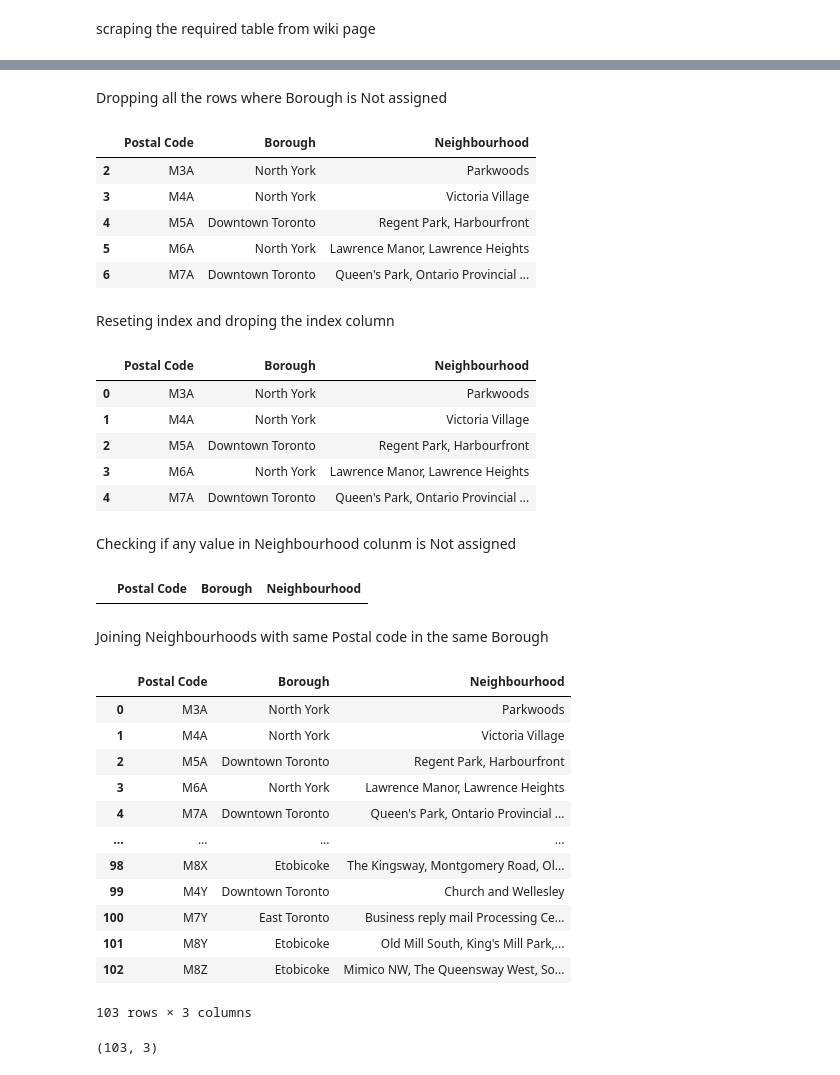
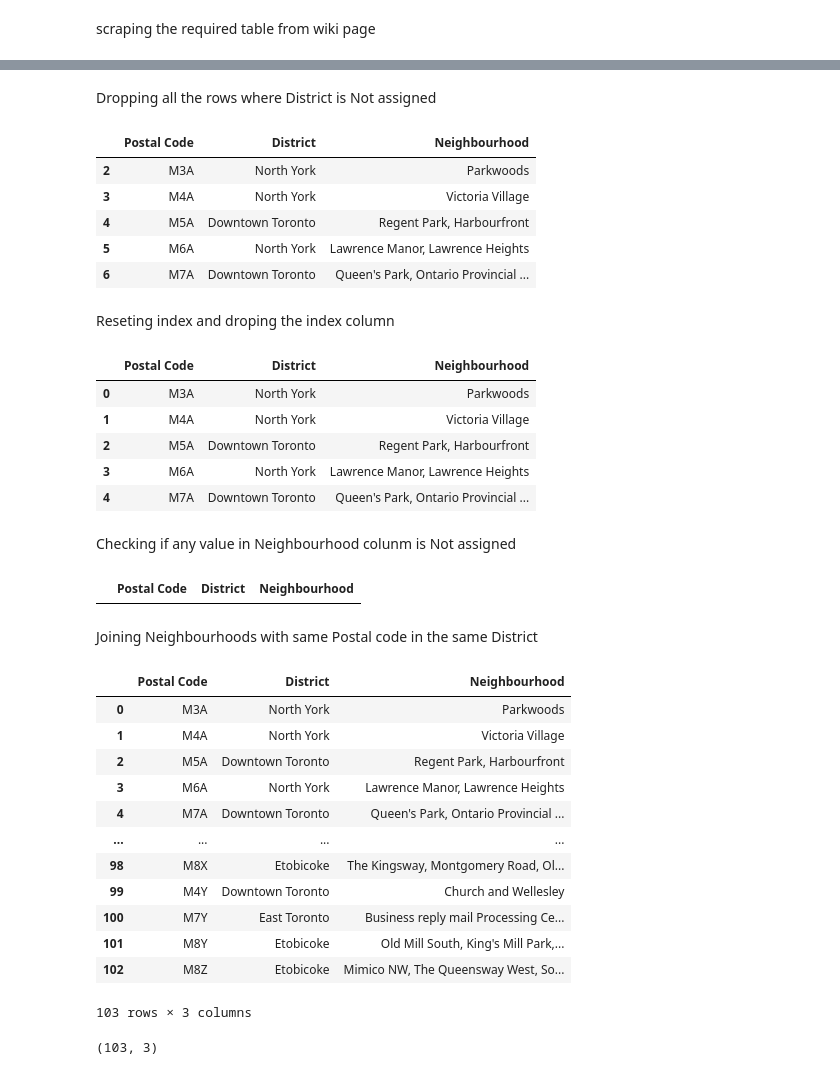
Before and after one commit to shayan204/Battle_of_neighborhoods, a Jupyter notebook: Kmeans_clustering_neighborhood.ipynb, the cells around one changed output, grey strips where cells are left out. Drawn from its saved outputs; the diff is of its cells as text; code cells hidden in the pictures.

```diff
--- a/Kmeans_clustering_neighborhood.ipynb
+++ b/Kmeans_clustering_neighborhood.ipynb
@@ -39,12 +39,12 @@ df.head()
 | 3 | M4A | North York | Victoria Village |
 | 4 | M5A | Downtown Toronto | Regent Park, Harbourfront |
 # %% [markdown]
-Dropping all the rows where Borough is Not assigned
+Dropping all the rows where District is Not assigned
 # %%
-df.drop(df.loc[df['Borough'] == 'Not assigned'].index, inplace=True)
+df.drop(df.loc[df['District'] == 'Not assigned'].index, inplace=True)
 df.head()
 # %% [output]
-|  | Postal Code | Borough | Neighbourhood |
+|  | Postal Code | District | Neighbourhood |
 | 2 | M3A | North York | Parkwoods |
 | 3 | M4A | North York | Victoria Village |
 | 4 | M5A | Downtown Toronto | Regent Park, Harbourfront |
@@ -57,7 +57,7 @@ df = df.reset_index()
 df.drop(df.columns[0], 1, inplace=True)
 df.head()
 # %% [output]
-|  | Postal Code | Borough | Neighbourhood |
+|  | Postal Code | District | Neighbourhood |
 | 0 | M3A | North York | Parkwoods |
 | 1 | M4A | North York | Victoria Village |
 | 2 | M5A | Downtown Toronto | Regent Park, Harbourfront |
@@ -68,15 +68,15 @@ Checking if any value in Neighbourhood colunm is Not assigned
 # %%
 df.loc[df.Neighbourhood == 'Not assigned']
 # %% [output]
-|  | Postal Code | Borough | Neighbourhood |
+|  | Postal Code | District | Neighbourhood |
 # %% [markdown]
-Joining Neighbourhoods with same Postal code in the same Borough
+Joining Neighbourhoods with same Postal code in the same District
 # %%
 df = df.groupby(['Postal Code'], sort=False).agg(','.join)
 df=df.reset_index()
 df
 # %% [output]
-|  | Postal Code | Borough | Neighbourhood |
+|  | Postal Code | District | Neighbourhood |
 | 0 | M3A | North York | Parkwoods |
 | 1 | M4A | North York | Victoria Village |
 | 2 | M5A | Downtown Toronto | Regent Park, Harbourfront |
```
Also changed, not shown: parts of 20 cells of this notebook.
